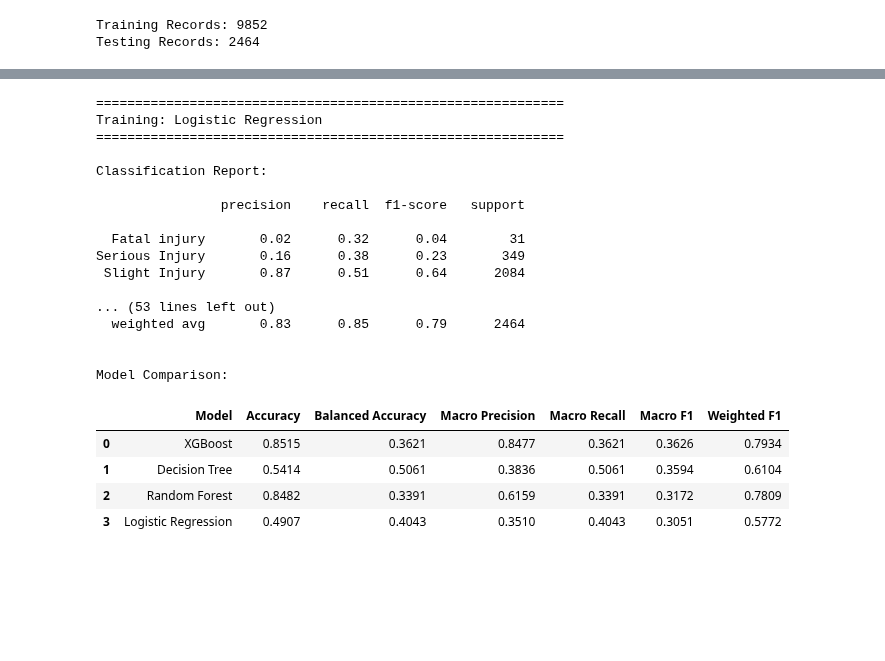
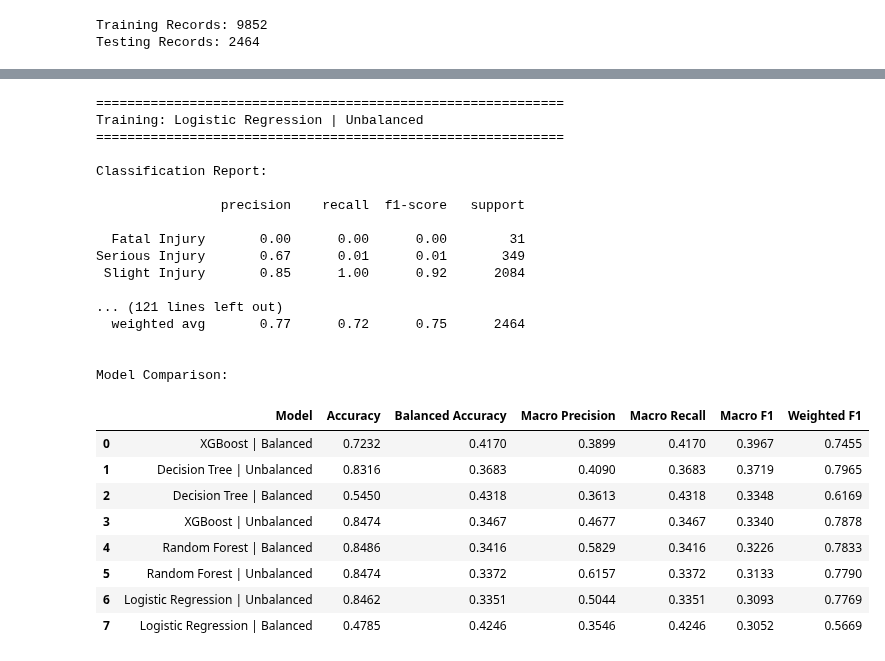
Before and after one commit to Mathan-MS/mathan-ms.github.io, a Jupyter notebook: Projects/Road_Accident_Severity_Prediction/notebooks/Road_Accident_Severity_Research_Tuning_Results_Cleaned.ipynb, the cells around one changed output, grey strips where cells are left out. Drawn from its saved outputs; the diff is of its cells as text; code cells hidden in the pictures; blank space fills up the shorter version.

```diff
--- a/Projects/Road_Accident_Severity_Prediction/notebooks/Road_Accident_Severity_Prediction.ipynb
+++ b/Projects/Road_Accident_Severity_Prediction/notebooks/Road_Accident_Severity_Research_Tuning_Results_Cleaned.ipynb
@@ -656,7 +736,9 @@ columns_to_drop = [
     "Age_band_of_casualty",
     "Work_of_casuality",
     "Fitness_of_casuality",
-    "Time"
+    "Time",
+    "Number_of_casualties",
+    "Cause_of_accident"
 ]
 
 X = df_model.drop(
@@ -664,7 +746,16 @@ X = df_model.drop(
     errors="ignore"
 )
 
-y = df_model["Accident_severity"]
+# Standardize inconsistent case and surrounding spaces in the severity labels.
+# Example: "Fatal injury " becomes "Fatal Injury".
+y = df_model["Accident_severity"].astype(str).str.strip().str.title()
+expected_classes = {"Slight Injury", "Serious Injury", "Fatal Injury"}
+observed_classes = set(y.unique())
+if observed_classes != expected_classes:
+    raise ValueError(
+        f"Unexpected accident severity labels: {sorted(observed_classes)}. "
+        f"Expected: {sorted(expected_classes)}"
+    )
 
 
 # Encode the three accident-severity classes as numeric labels
@@ -846,10 +949,7 @@ for model_name, model in models.items():
     )
 
     # Train model
-    pipeline.fit(
-        X_train,
-        y_train
-    )
+    fit_comparison_pipeline(pipeline, X_train, y_train, model_name)
 
     # Make predictions
     y_pred = pipeline.predict(
@@ -933,40 +1033,44 @@ results_df = pd.DataFrame(
 )
 
 # Rank models by Macro F1 because it gives equal weight
 # to Fatal, Serious, and Slight Injury classes.
 results_df = results_df.sort_values(
     by="Macro F1",
     ascending=False
 ).reset_index(
     drop=True
 )
 
 
 print("\nModel Comparison:\n")
 
 display(
     results_df.round(4)
 )
 # %% [output]
 ============================================================
-Training: Logistic Regression
+Training: Logistic Regression | Unbalanced
 ============================================================
 
 Classification Report:
 
                 precision    recall  f1-score   support
 
-  Fatal injury       0.02      0.32      0.04        31
-Serious Injury       0.16      0.38      0.23       349
- Slight Injury       0.87      0.51      0.64      2084
+  Fatal Injury       0.00      0.00      0.00        31
+Serious Injury       0.67      0.01      0.01       349
+ Slight Injury       0.85      1.00      0.92      2084
 
-... (53 lines left out)
-  weighted avg       0.83      0.85      0.79      2464
+... (121 lines left out)
+  weighted avg       0.77      0.72      0.75      2464
 
 
 Model Comparison:
 |  | Model | Accuracy | Balanced Accuracy | Macro Precision | Macro Recall | Macro F1 | Weighted F1 |
-| 0 | XGBoost | 0.8515 | 0.3621 | 0.8477 | 0.3621 | 0.3626 | 0.7934 |
-| 1 | Decision Tree | 0.5414 | 0.5061 | 0.3836 | 0.5061 | 0.3594 | 0.6104 |
-| 2 | Random Forest | 0.8482 | 0.3391 | 0.6159 | 0.3391 | 0.3172 | 0.7809 |
-| 3 | Logistic Regression | 0.4907 | 0.4043 | 0.3510 | 0.4043 | 0.3051 | 0.5772 |
+| 0 | XGBoost | Balanced | 0.7232 | 0.4170 | 0.3899 | 0.4170 | 0.3967 | 0.7455 |
+| 1 | Decision Tree | Unbalanced | 0.8316 | 0.3683 | 0.4090 | 0.3683 | 0.3719 | 0.7965 |
+| 2 | Decision Tree | Balanced | 0.5450 | 0.4318 | 0.3613 | 0.4318 | 0.3348 | 0.6169 |
+| 3 | XGBoost | Unbalanced | 0.8474 | 0.3467 | 0.4677 | 0.3467 | 0.3340 | 0.7878 |
+| 4 | Random Forest | Balanced | 0.8486 | 0.3416 | 0.5829 | 0.3416 | 0.3226 | 0.7833 |
+| 5 | Random Forest | Unbalanced | 0.8474 | 0.3372 | 0.6157 | 0.3372 | 0.3133 | 0.7790 |
+| 6 | Logistic Regression | Unbalanced | 0.8462 | 0.3351 | 0.5044 | 0.3351 | 0.3093 | 0.7769 |
+| 7 | Logistic Regression | Balanced | 0.4785 | 0.4246 | 0.3546 | 0.4246 | 0.3052 | 0.5669 |
```
Also changed, not shown: parts of 93 cells of this notebook, 46 other files.
